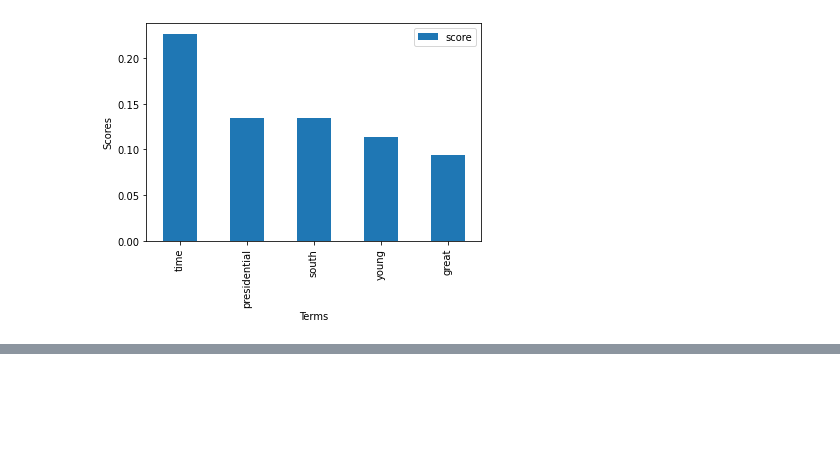
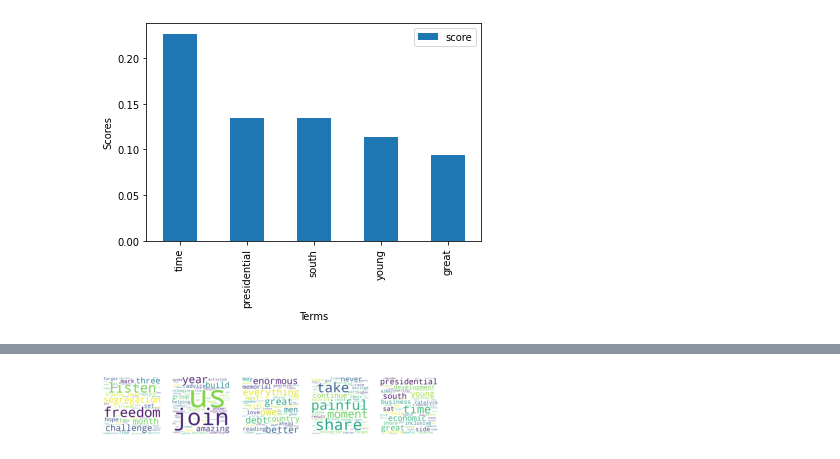
Before and after one commit to wzheng29/twitter-wordcloud, a Jupyter notebook: tweet_clusters.ipynb, the cells around one changed output, grey strips where cells are left out. Cells and saved outputs as stored; diff of their text form; code cells hidden in the pictures; blank space fills up the shorter version.

Commit message:
bugfix: word cloud plot error

```diff
--- a/tweet_clusters.ipynb
+++ b/tweet_clusters.ipynb
@@ -108,14 +108,3 @@ plt.show()
 [figure]
 [figure]
 [figure]
-# %%
-#Print word clouds for each cluster. With larger fonts being the feature with the higher score
-x = 0
-figure, ax = plt.subplots(5)
-for cluster in all_terms:
-    word_cloud = WordCloud(width=400, height=400, background_color = 'white', min_font_size=10, prefer_horizontal = True).generate(' '.join(cluster))
-    ax[x].imshow(word_cloud)
-    ax[x].axis("off")
-    ax[x].figure(figsize = (20,20))
-    x = x + 1
-plt.show()
@@ -125,3 +111,16 @@ TypeError: 'Figure' object is not callable
+# %%
+#Print word clouds for each cluster. With larger fonts being the feature with the higher score
+x = 0
+figure, ax = plt.subplots(1,5)
+for cluster in all_terms:
+    word_cloud = WordCloud(width=400, height=400, background_color = 'white', min_font_size=10, prefer_horizontal = True).generate(' '.join(cluster))
+    ax[x].imshow(word_cloud)
+    ax[x].axis("off")
+    #ax[x].figure(figsize = (20,20))
+    x = x + 1
+plt.show()
+# %% [output]
+[figure, added]
 # %%
 #Print clusters
 order_centroids = kmeans.cluster_centers_.argsort()[:,::-1]
```
Also changed, not shown: parts of 1 cell of this notebook.
